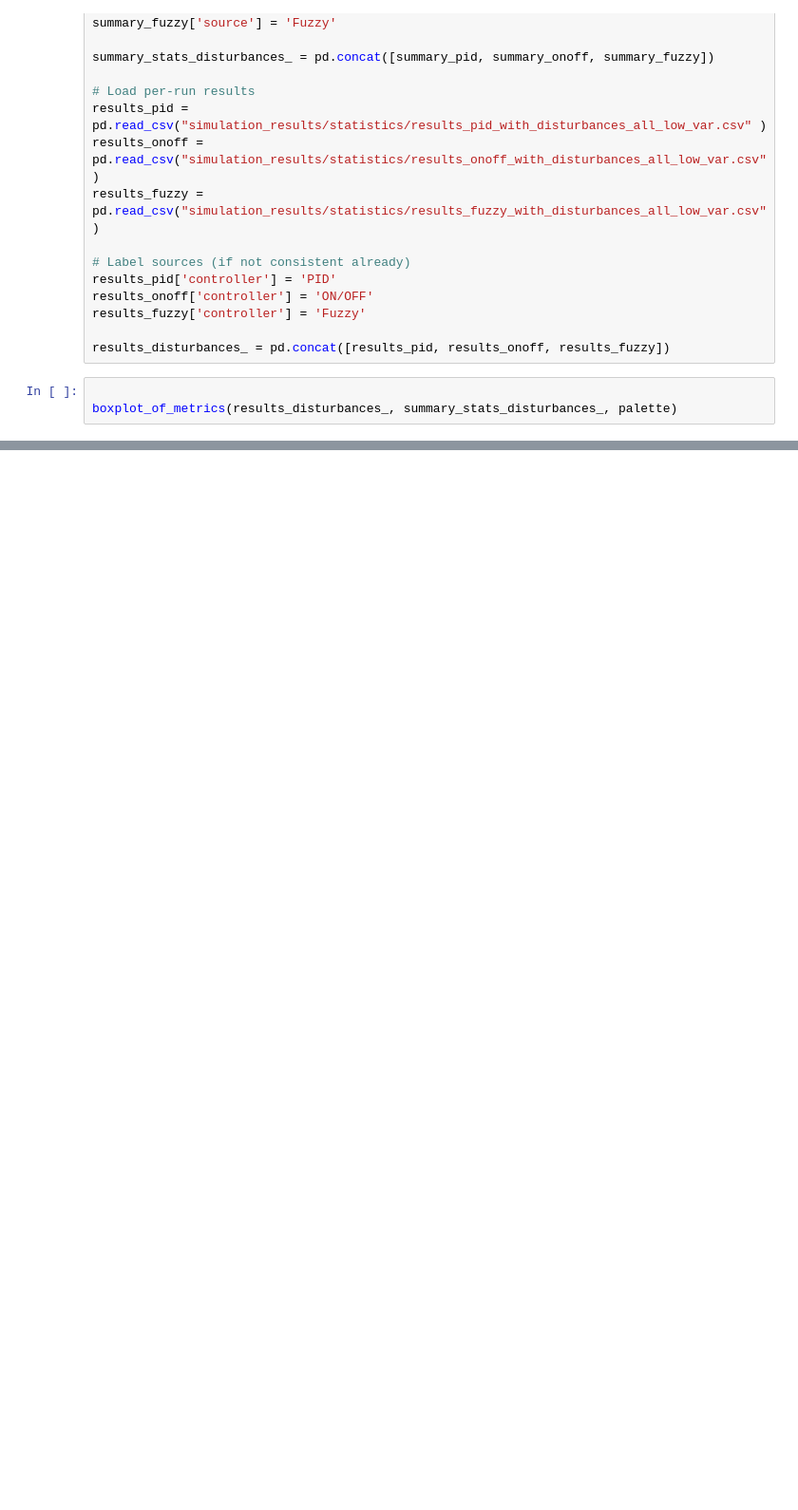
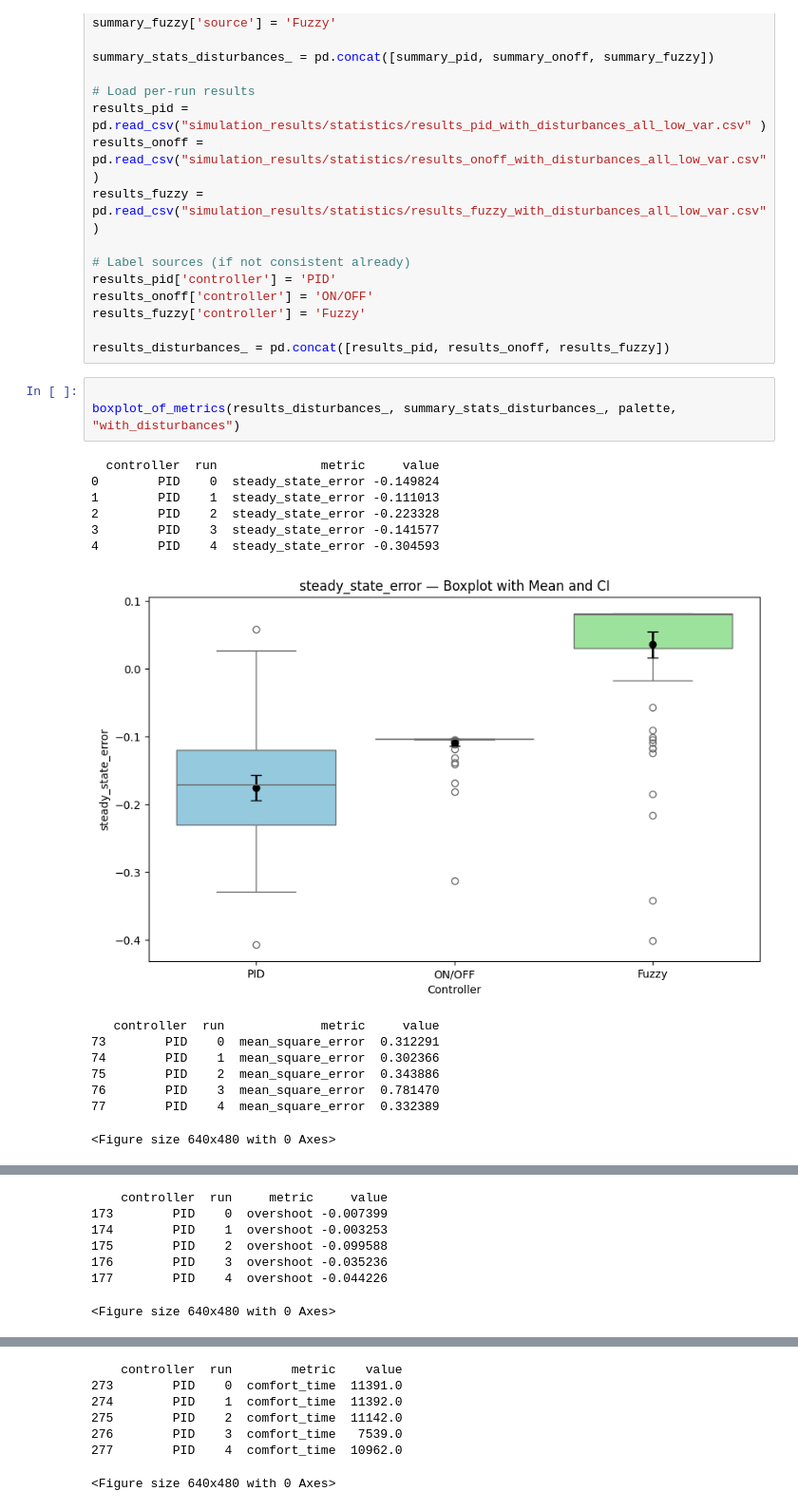
Before and after one commit to chiamara02/simulation_project, a Jupyter notebook: evaluation/metrics_plot.ipynb, the cells around one changed output, grey strips where cells are left out. Shown: that part at 95% size. Cells and saved outputs as stored; diff of their text form; blank space fills up the shorter version.

```diff
--- a/evaluation/metrics_plot.ipynb
+++ b/evaluation/metrics_plot.ipynb
@@ -130,4 +209,19 @@ results_fuzzy['controller'] = 'Fuzzy'
 results_disturbances_ = pd.concat([results_pid, results_onoff, results_fuzzy])
 # %%
 
-boxplot_of_metrics(results_disturbances_, summary_stats_disturbances_, palette)
+boxplot_of_metrics(results_disturbances_, summary_stats_disturbances_, palette, "with_disturbances")
+# %% [output]
+  controller  run              metric     value
+0        PID    0  steady_state_error -0.149824
+1        PID    1  steady_state_error -0.111013
+2        PID    2  steady_state_error -0.223328
+3        PID    3  steady_state_error -0.141577
+4        PID    4  steady_state_error -0.304593
+[figure, added]
+   controller  run             metric     value
+73        PID    0  mean_square_error  0.312291
+74        PID    1  mean_square_error  0.302366
+75        PID    2  mean_square_error  0.343886
+76        PID    3  mean_square_error  0.781470
+77        PID    4  mean_square_error  0.332389
+<Figure size 640x480 with 0 Axes>
@@ -133,0 +229,7 @@ boxplot_of_metrics(results_disturbances_, summary_stats_disturbances_, palette)
+    controller  run     metric     value
+173        PID    0  overshoot -0.007399
+174        PID    1  overshoot -0.003253
+175        PID    2  overshoot -0.099588
+176        PID    3  overshoot -0.035236
+177        PID    4  overshoot -0.044226
+<Figure size 640x480 with 0 Axes>
@@ -133,0 +237,7 @@ boxplot_of_metrics(results_disturbances_, summary_stats_disturbances_, palette)
+    controller  run        metric    value
+273        PID    0  comfort_time  11391.0
+274        PID    1  comfort_time  11392.0
+275        PID    2  comfort_time  11142.0
+276        PID    3  comfort_time   7539.0
+277        PID    4  comfort_time  10962.0
+<Figure size 640x480 with 0 Axes>
```
Also changed, not shown: parts of 4 cells of this notebook, 3 other files.
